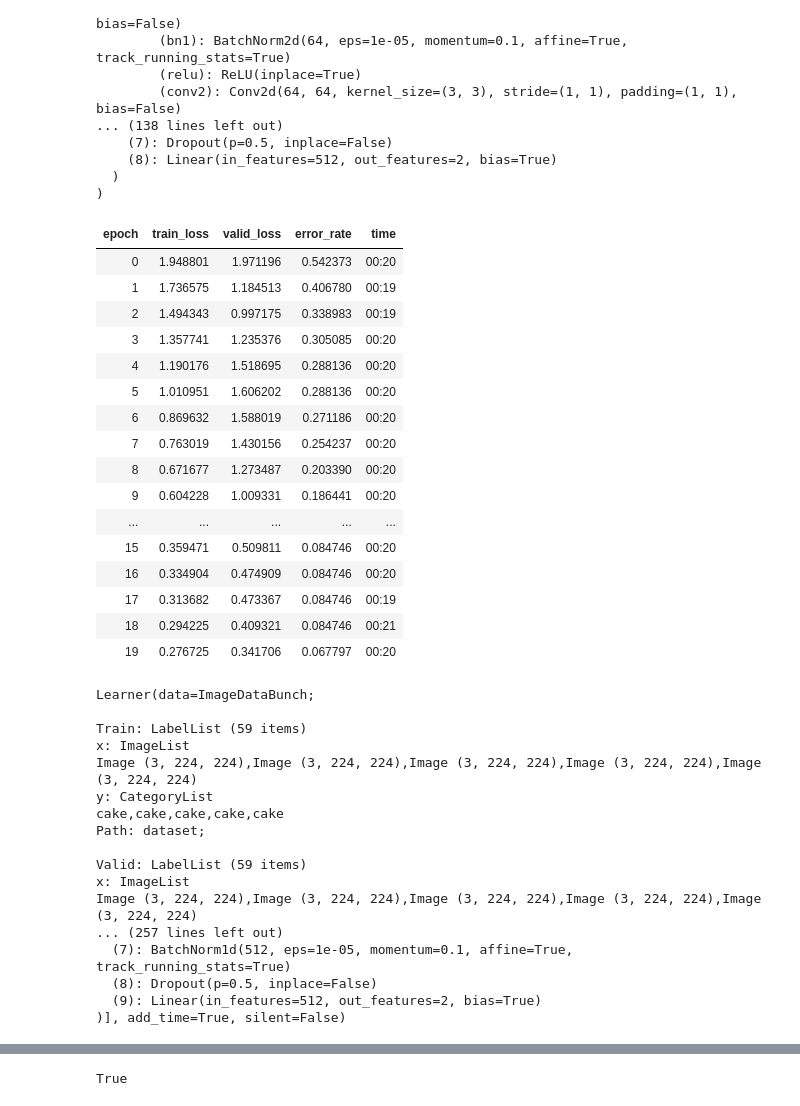
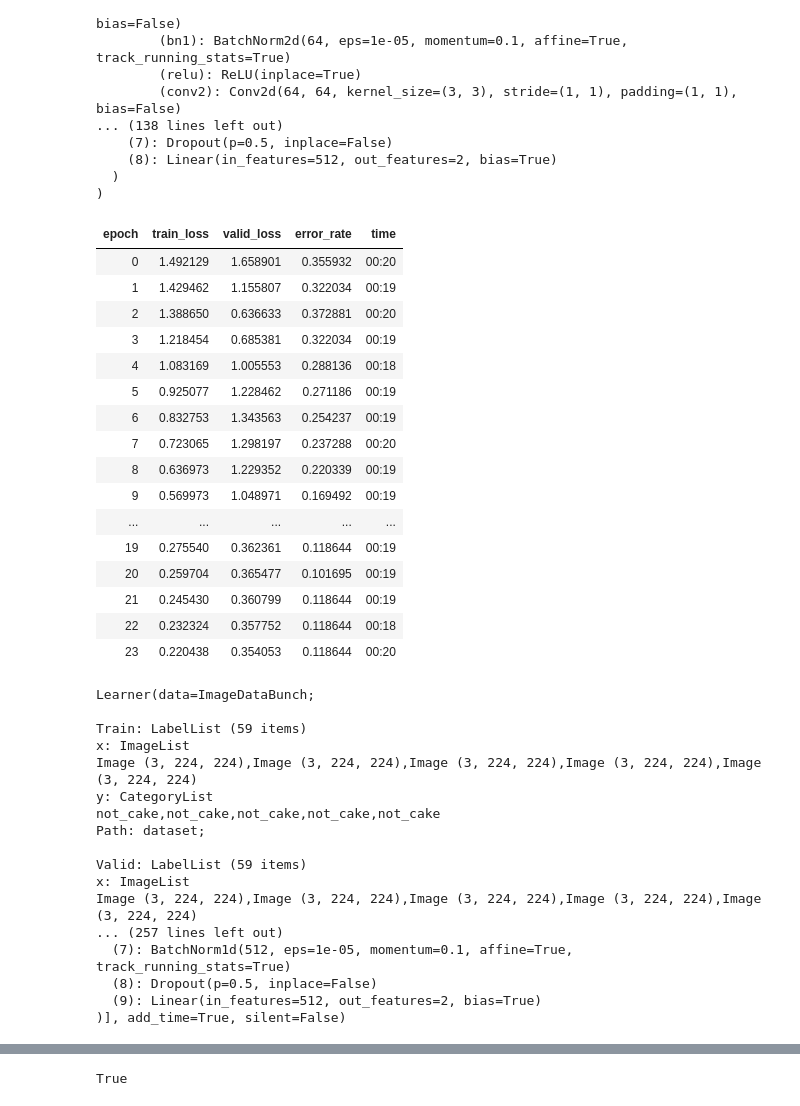
Before and after one commit to placemedas/AICake, a Jupyter notebook: CakeClassifier/CakeClassifier.ipynb, the cells around one changed output, grey strips where cells are left out. Drawn from its saved outputs; the diff is of its cells as text; code cells hidden in the pictures.

```diff
--- a/CakeClassifier/CakeClassifier.ipynb
+++ b/CakeClassifier/CakeClassifier.ipynb
@@ -55,24 +55,24 @@ Sequential(
   )
 )
 # %%
-learn.fit_one_cycle(16)
+learn.fit_one_cycle(24)
 # %% [output]
 | epoch | train_loss | valid_loss | error_rate | time |
-| 0 | 1.948801 | 1.971196 | 0.542373 | 00:20 |
-| 1 | 1.736575 | 1.184513 | 0.406780 | 00:19 |
-| 2 | 1.494343 | 0.997175 | 0.338983 | 00:19 |
-| 3 | 1.357741 | 1.235376 | 0.305085 | 00:20 |
-| 4 | 1.190176 | 1.518695 | 0.288136 | 00:20 |
-| 5 | 1.010951 | 1.606202 | 0.288136 | 00:20 |
-| 6 | 0.869632 | 1.588019 | 0.271186 | 00:20 |
-| 7 | 0.763019 | 1.430156 | 0.254237 | 00:20 |
-| 8 | 0.671677 | 1.273487 | 0.203390 | 00:20 |
-| 9 | 0.604228 | 1.009331 | 0.186441 | 00:20 |
+| 0 | 1.492129 | 1.658901 | 0.355932 | 00:20 |
+| 1 | 1.429462 | 1.155807 | 0.322034 | 00:19 |
+| 2 | 1.388650 | 0.636633 | 0.372881 | 00:20 |
+| 3 | 1.218454 | 0.685381 | 0.322034 | 00:19 |
+| 4 | 1.083169 | 1.005553 | 0.288136 | 00:18 |
+| 5 | 0.925077 | 1.228462 | 0.271186 | 00:19 |
+| 6 | 0.832753 | 1.343563 | 0.254237 | 00:19 |
+| 7 | 0.723065 | 1.298197 | 0.237288 | 00:20 |
+| 8 | 0.636973 | 1.229352 | 0.220339 | 00:19 |
+| 9 | 0.569973 | 1.048971 | 0.169492 | 00:19 |
 | ... | ... | ... | ... | ... |
-| 15 | 0.359471 | 0.509811 | 0.084746 | 00:20 |
-| 16 | 0.334904 | 0.474909 | 0.084746 | 00:20 |
-| 17 | 0.313682 | 0.473367 | 0.084746 | 00:19 |
-| 18 | 0.294225 | 0.409321 | 0.084746 | 00:21 |
-| 19 | 0.276725 | 0.341706 | 0.067797 | 00:20 |
+| 19 | 0.275540 | 0.362361 | 0.118644 | 00:19 |
+| 20 | 0.259704 | 0.365477 | 0.101695 | 00:19 |
+| 21 | 0.245430 | 0.360799 | 0.118644 | 00:19 |
+| 22 | 0.232324 | 0.357752 | 0.118644 | 00:18 |
+| 23 | 0.220438 | 0.354053 | 0.118644 | 00:20 |
 # %%
 learn.save('stage-1')
@@ -85,7 +87,7 @@ Train: LabelList (59 items)
 x: ImageList
 Image (3, 224, 224),Image (3, 224, 224),Image (3, 224, 224),Image (3, 224, 224),Image (3, 224, 224)
 y: CategoryList
-cake,cake,cake,cake,cake
+not_cake,not_cake,not_cake,not_cake,not_cake
 Path: dataset;
 
 Valid: LabelList (59 items)
```
Also changed, not shown: parts of 10 cells of this notebook, 2 other files.
